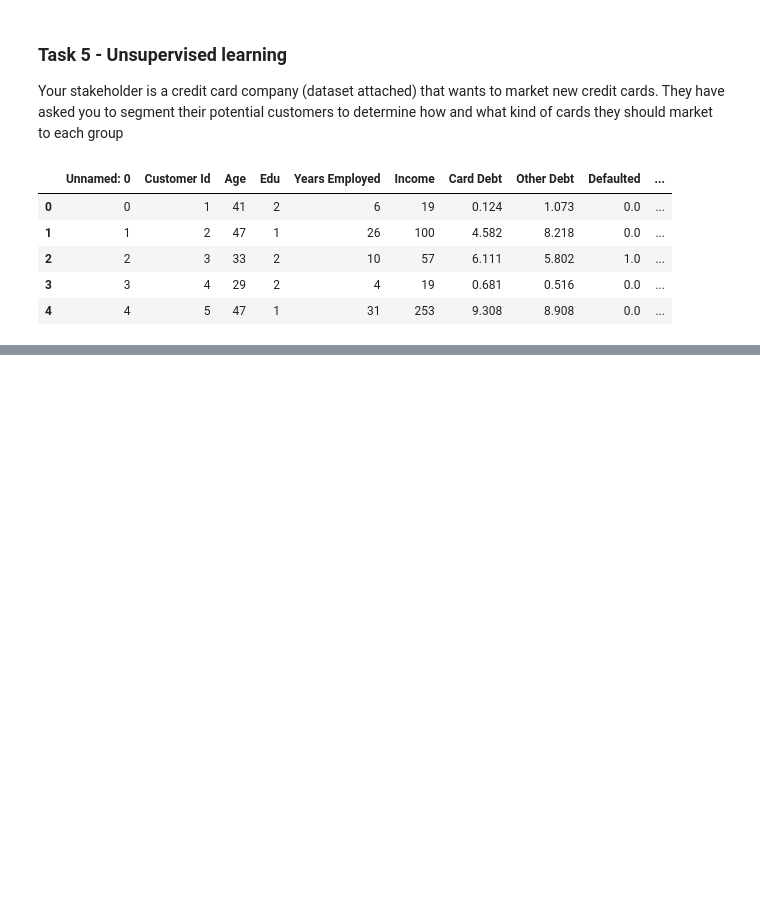
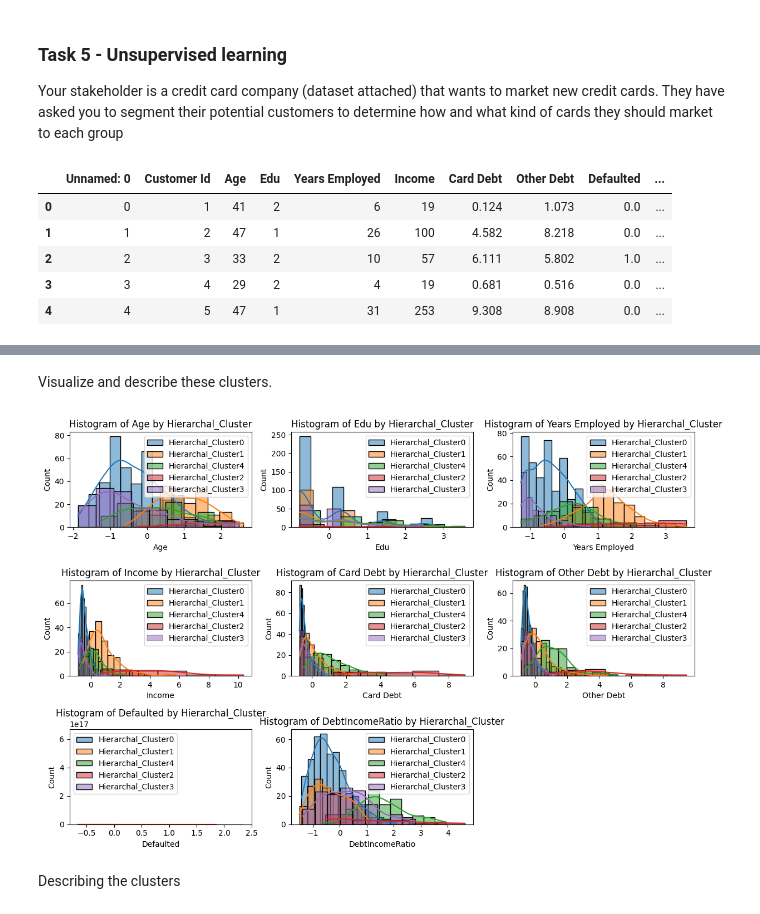
Before and after one commit to ayebaishmo/Loan_ML, a Jupyter notebook: Ayebazibwe_Ishmael.ipynb, the cells around one changed output, grey strips where cells are left out. Saved outputs shown, nothing was run; the diff lists cells and outputs as text; code cells hidden in the pictures; blank space fills up the shorter version.

```diff
--- a/Ayebazibwe_Ishmael.ipynb
+++ b/Ayebazibwe_Ishmael.ipynb
@@ -1294,0 +1374,12 @@ Text(0, 0.5, 'Inertia')
+# %%
+# There are two types of hirarchal clustering Agglomerative Hierarchical Clustering (Bottom-up approach) and Divisive Hierarchical Clustering (Top-down approach):
+# I will use Agglomerative
+# I will create the clusters first
+agglo_cluster = AgglomerativeClustering(n_clusters=5)
+# fit the agglo
+df_scaled['Hierarchal_Cluster'] = agglo_cluster.fit_predict(df_scaled)
+# %%
+# I will display the dataframe with hirachal labels / clusters
+# I will drop the cluster column
+df_scaled = df_scaled.drop(columns='Cluster')
+df_scaled.head()
@@ -1294,0 +1405,17 @@ Text(0, 0.5, 'Inertia')
+# %% [markdown]
+Visualize and describe these clusters.
+# %%
+# The best way to visiaulize the hierarchal_segments is by using the dendrogram but I will use s histoplot
+plt.figure(figsize=(12, 8))
+for i, feature in enumerate(df_scaled.columns[:-1]):
+    plt.subplot(3, 3, i + 1)
+    for cluster in df_scaled['Hierarchal_Cluster'].unique():
+        sns.histplot(df_scaled[df_scaled['Hierarchal_Cluster'] == cluster][feature], kde=True, label=f'Hierarchal_Cluster{cluster}')
+    plt.title(f'Histogram of {feature} by Hierarchal_Cluster')
+    plt.legend()
+plt.tight_layout()
+plt.show()
+# %% [output]
+[figure, added]
+# %% [markdown]
+Describing the clusters
```
Also changed, not shown: parts of 35 cells of this notebook, 2 other files.
